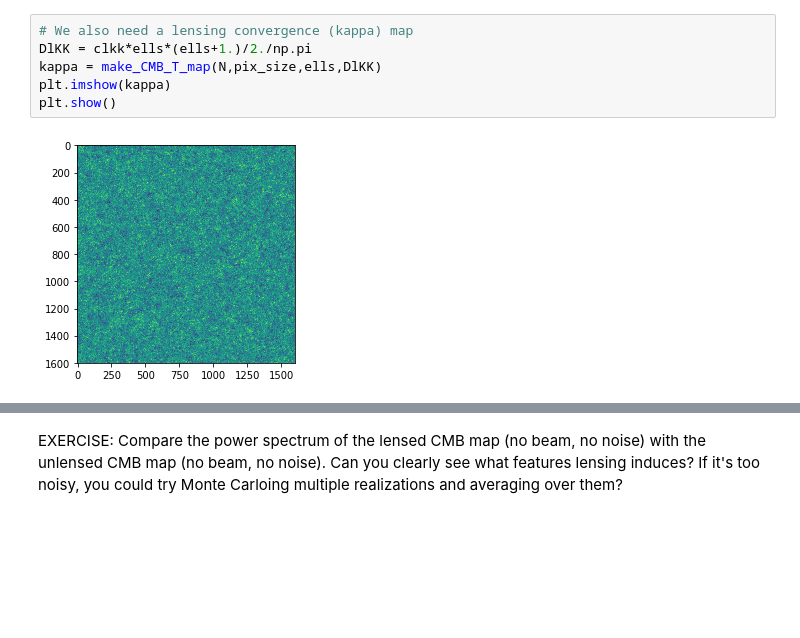
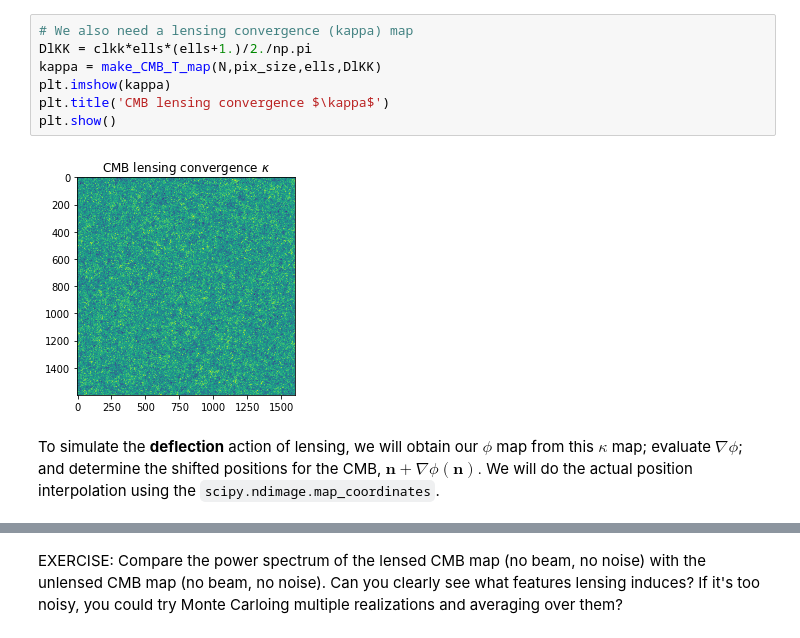
Before and after one commit to jeffmcm1977/CMBAnalysis_SummerSchool, a Jupyter notebook: CMB_School_Part_10.ipynb, the cells around one changed output, grey strips where cells are left out. Drawn from its saved outputs; the diff is of its cells as text; blank space fills up the shorter version.

```diff
--- a/CMB_School_Part_10.ipynb
+++ b/CMB_School_Part_10.ipynb
@@ -40,11 +69,14 @@ plt.show()
 # %%
 # We also need a lensing convergence (kappa) map
 DlKK = clkk*ells*(ells+1.)/2./np.pi
 kappa = make_CMB_T_map(N,pix_size,ells,DlKK)
 plt.imshow(kappa)
+plt.title('CMB lensing convergence $\kappa$')
 plt.show()
 # %% [output]
-[figure, old version]
+[figure, new version]
+# %% [markdown]
+To simulate the **deflection** action of lensing, we will obtain our $\phi$ map from this $\kappa$ map; evaluate $\nabla \phi$; and determine the shifted positions for the CMB, $\mathbf n + \nabla \phi(\mathbf n).$  We will do the actual position interpolation using the `scipy.ndimage.map_coordinates`.
 # %%
 def lens_map(imap,kappa,modlmap,ly,lx,N,pix_size):
     # First we convert lensing convergence to lensing potential
```
Also changed, not shown: parts of 14 cells of this notebook.
